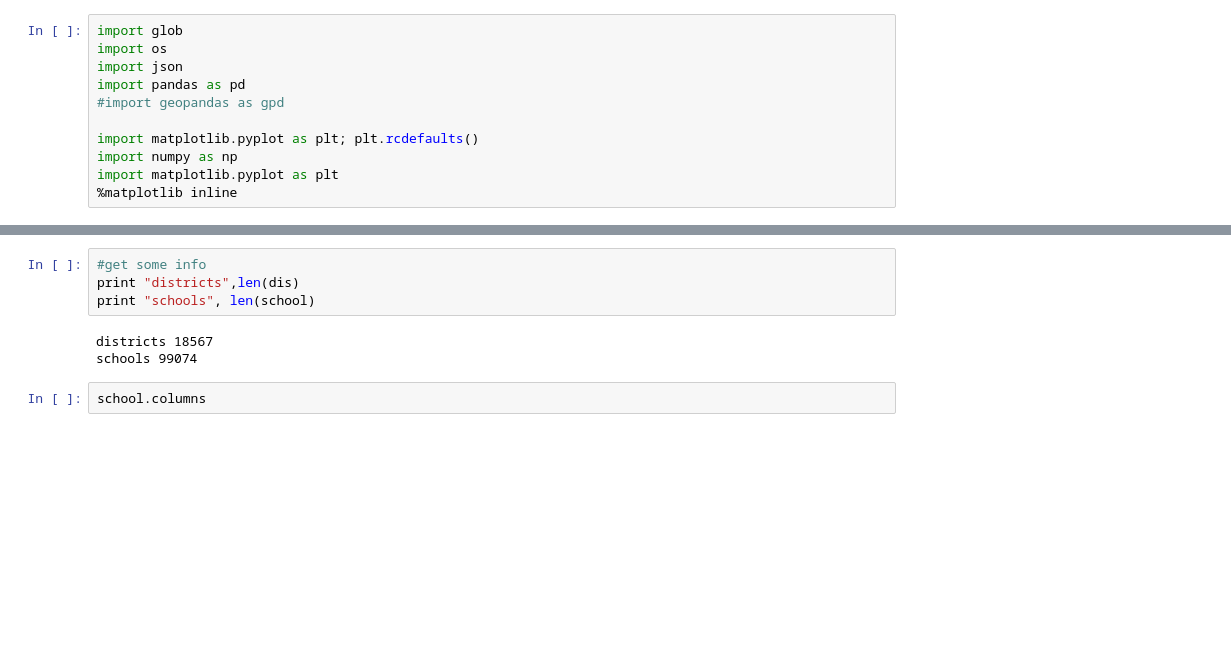
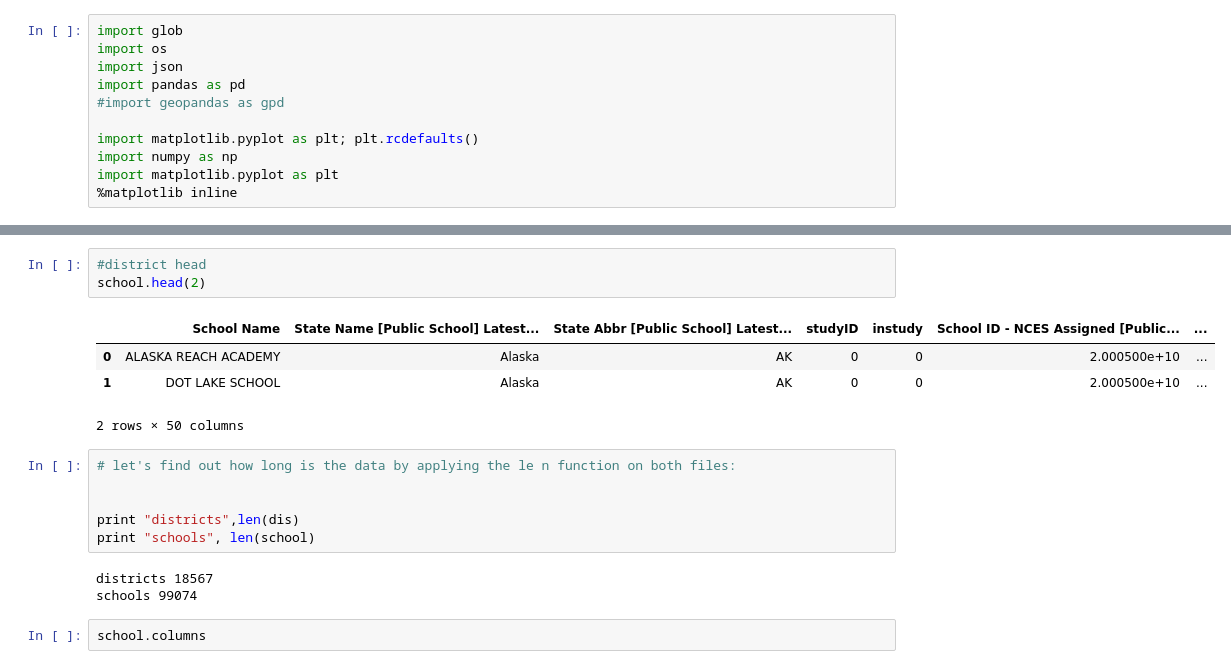
Before and after one commit to avigailvantu/social_impact-, a Jupyter notebook: social_impact.ipynb, the cells around one changed output, grey strips where cells are left out. Cells and saved outputs as stored; diff of their text form; blank space fills up the shorter version.

```diff
--- a/social_impact.ipynb
+++ b/social_impact.ipynb
@@ -24,5 +36,15 @@ dis.head(2)
+# %%
+#district head
+school.head(2)
+# %% [output]
+|  | School Name | State Name [Public School] Latest... | State Abbr [Public School] Latest... | studyID | instudy | School ID - NCES Assigned [Public... | ... |
+| 0 | ALASKA REACH ACADEMY | Alaska | AK | 0 | 0 | 2.000500e+10 | ... |
+| 1 | DOT LAKE SCHOOL | Alaska | AK | 0 | 0 | 2.000500e+10 | ... |
+2 rows × 50 columns
 # %%
-#get some info
+# let's find out how long is the data by applying the le n function on both files:
+
+
 print "districts",len(dis)
 print "schools", len(school)
 # %% [output]
```
Also changed, not shown: parts of 19 cells of this notebook.
